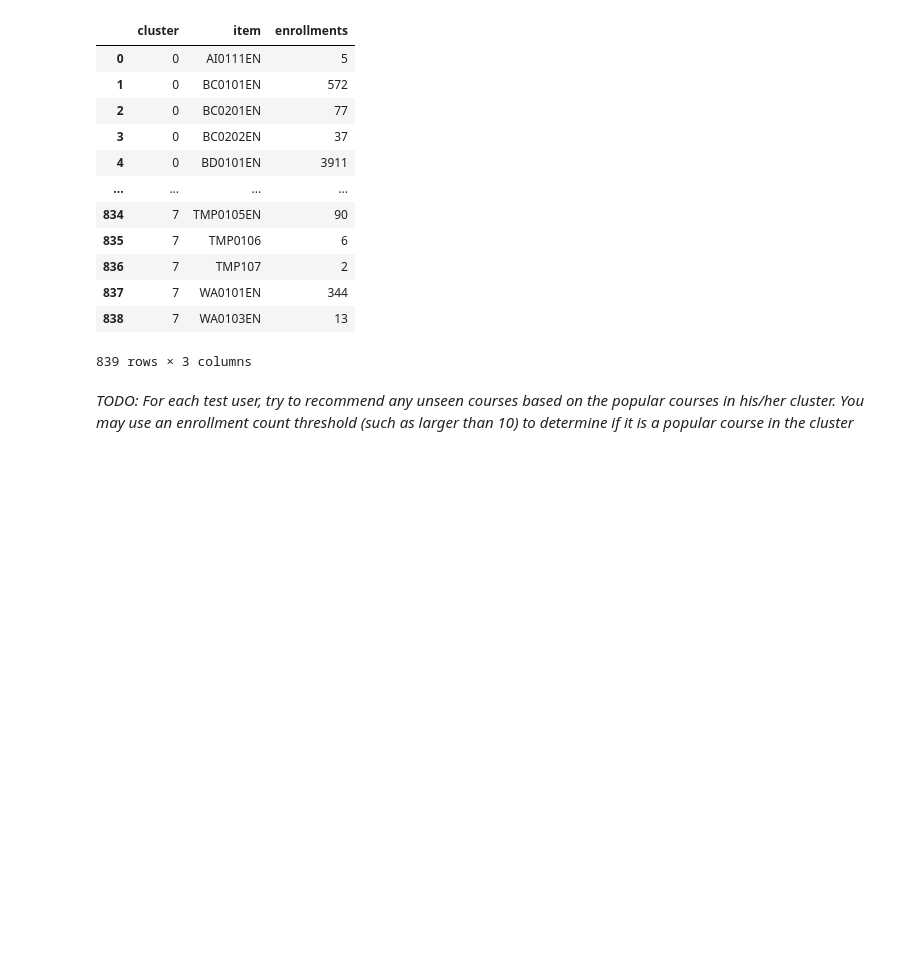
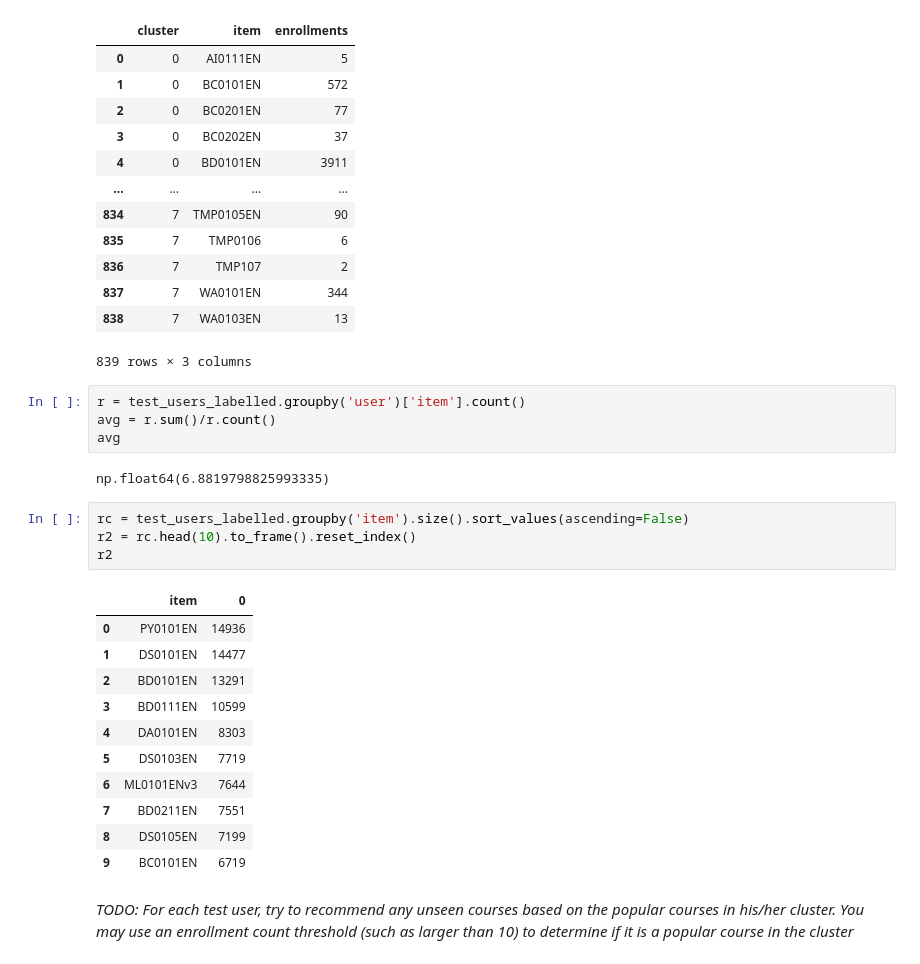
Before and after one commit to me-in-tech/ML6---Capstone-project, a Jupyter notebook: lab_jupyter_content_clustering.ipynb, the cells around one changed output. Saved outputs shown, nothing was run; the diff lists cells and outputs as text; blank space fills up the shorter version.

```diff
--- a/lab_jupyter_content_clustering.ipynb
+++ b/lab_jupyter_content_clustering.ipynb
@@ -570,6 +570,28 @@ courses_cluster_grouped
 | 837 | 7 | WA0101EN | 344 |
 | 838 | 7 | WA0103EN | 13 |
 839 rows × 3 columns
+# %%
+r = test_users_labelled.groupby('user')['item'].count()
+avg = r.sum()/r.count()
+avg
+# %% [output]
+np.float64(6.8819798825993335)
+# %%
+rc = test_users_labelled.groupby('item').size().sort_values(ascending=False)
+r2 = rc.head(10).to_frame().reset_index()
+r2
+# %% [output]
+|  | item | 0 |
+| 0 | PY0101EN | 14936 |
+| 1 | DS0101EN | 14477 |
+| 2 | BD0101EN | 13291 |
+| 3 | BD0111EN | 10599 |
+| 4 | DA0101EN | 8303 |
+| 5 | DS0103EN | 7719 |
+| 6 | ML0101ENv3 | 7644 |
+| 7 | BD0211EN | 7551 |
+| 8 | DS0105EN | 7199 |
+| 9 | BC0101EN | 6719 |
 # %% [markdown]
 _TODO: For each test user, try to recommend any unseen courses based on the popular courses in his/her cluster. You may use an enrollment count threshold (such as larger than 10) to determine if it is a popular course in the cluster_
 # %%
```
Also changed, not shown: parts of 3 cells of this notebook.
